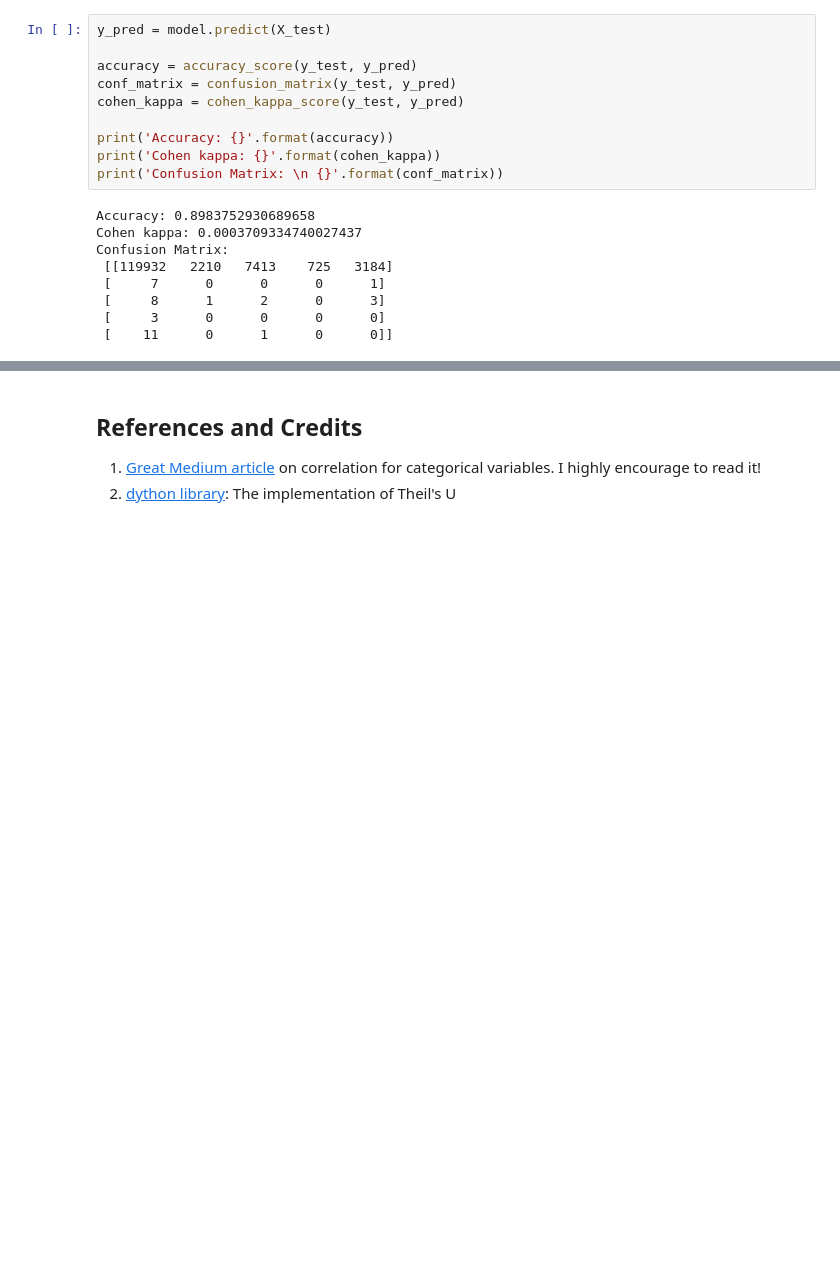
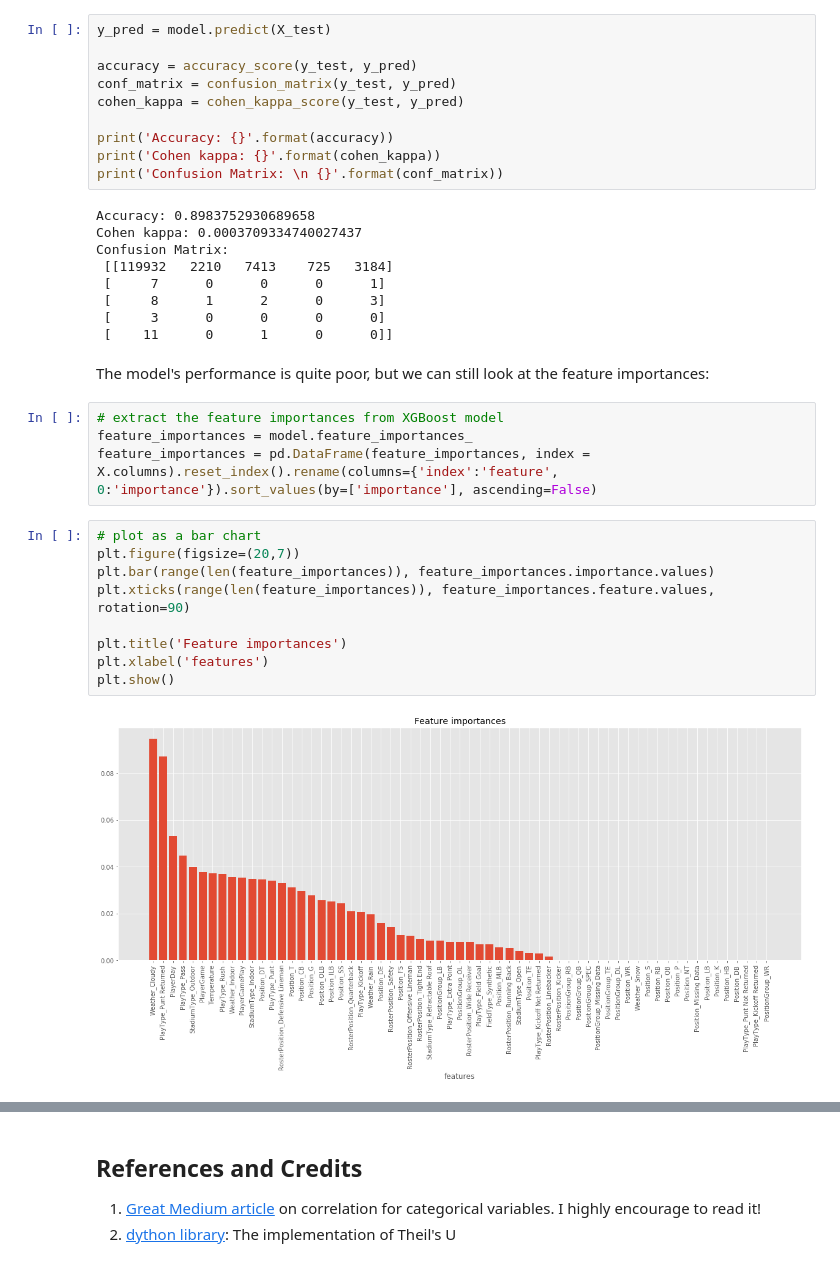
Before and after one commit to Lexie88rus/NFL-1st-and-Future, a Jupyter notebook: NFL_Injury_Analytics.ipynb, the cells around one changed output, grey strips where cells are left out. Saved outputs shown, nothing was run; the diff lists cells and outputs as text; blank space fills up the shorter version.

Commit message:
Updated the analysis: Added the extraction of the feature importances from the xgb model.

```diff
--- a/NFL_Injury_Analytics.ipynb
+++ b/NFL_Injury_Analytics.ipynb
@@ -896,3 +897,20 @@ Confusion Matrix:
  [     8      1      2      0      3]
  [     3      0      0      0      0]
  [    11      0      1      0      0]]
+# %% [markdown]
+The model's performance is quite poor, but we can still look at the feature importances:
+# %%
+# extract the feature importances from XGBoost model
+feature_importances = model.feature_importances_
+feature_importances = pd.DataFrame(feature_importances, index = X.columns).reset_index().rename(columns={'index':'feature', 0:'importance'}).sort_values(by=['importance'], ascending=False)
+# %%
+# plot as a bar chart
+plt.figure(figsize=(20,7))
+plt.bar(range(len(feature_importances)), feature_importances.importance.values)
+plt.xticks(range(len(feature_importances)), feature_importances.feature.values, rotation=90)
+
+plt.title('Feature importances')
+plt.xlabel('features')
+plt.show()
+# %% [output]
+[figure, added]
```
Also changed, not shown: parts of 6 cells of this notebook.
